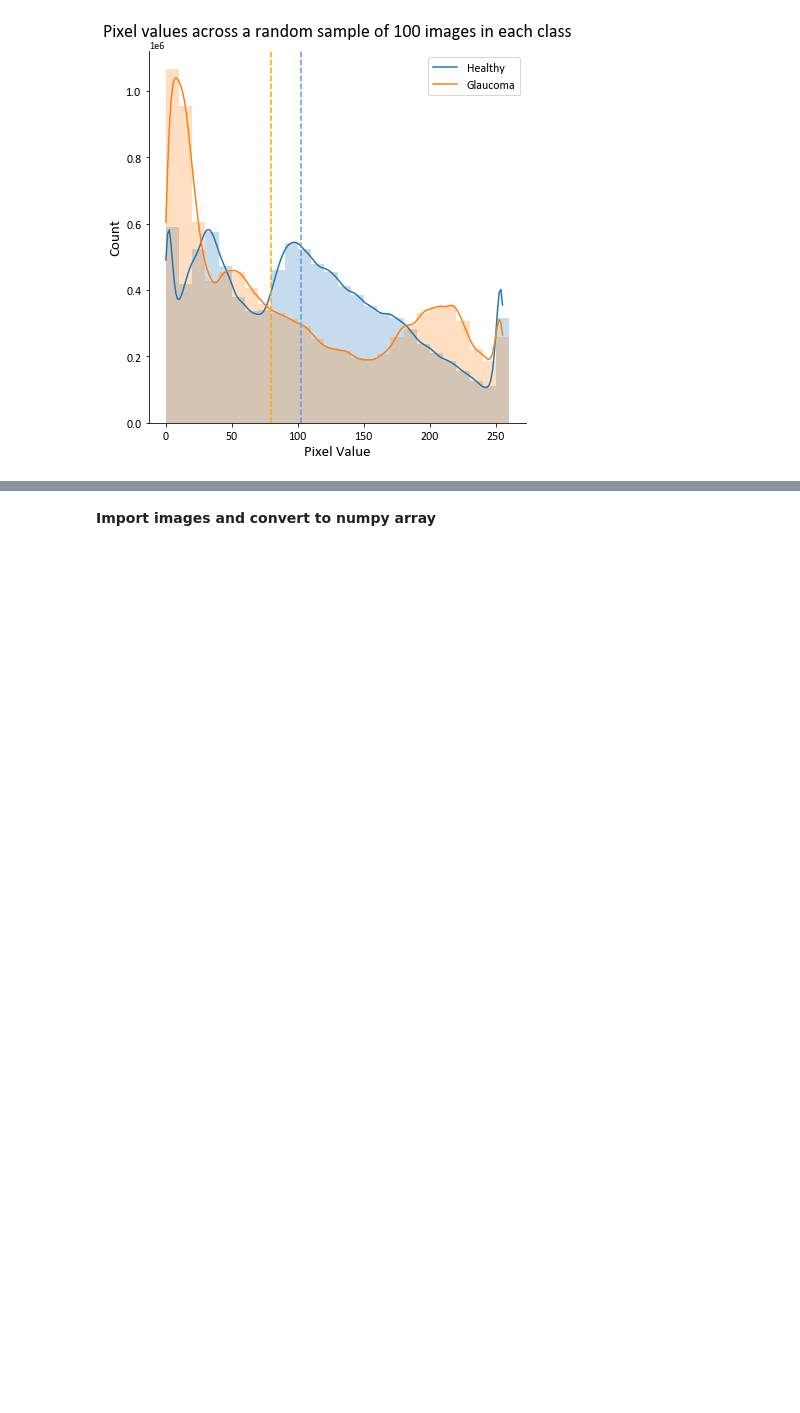
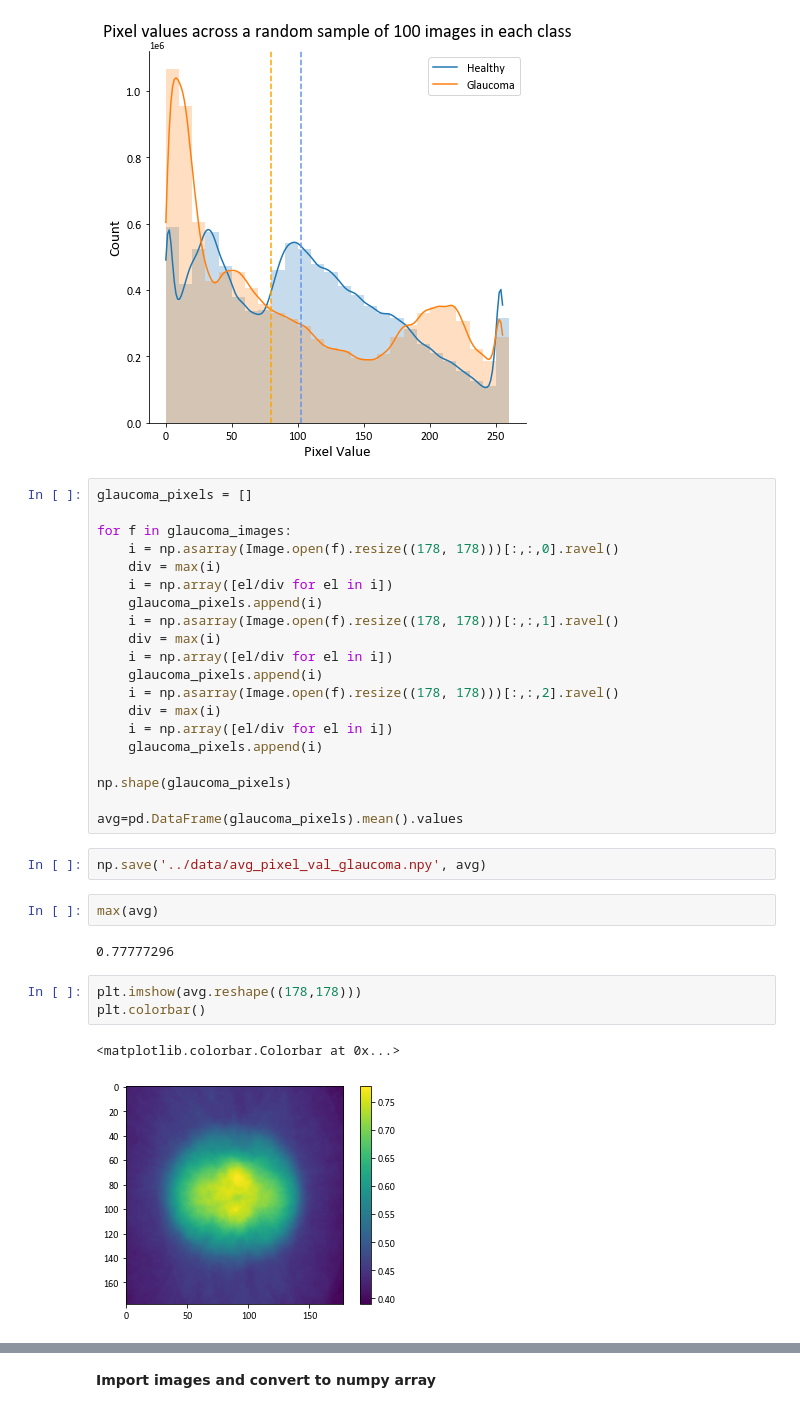
Before and after one commit to gigi-codes/wwc_hackathon_22, a Jupyter notebook: code/01_import_save_data.ipynb, the cells around one changed output, grey strips where cells are left out. Drawn from its saved outputs; the diff is of its cells as text; blank space fills up the shorter version.

Commit message:
New figures and updated about page

```diff
--- a/code/01_import_save_data.ipynb
+++ b/code/01_import_save_data.ipynb
@@ -140,3 +141,35 @@ plt.title('Pixel values across a random sample of 100 images in each class', siz
 plt.savefig('../figures/pixel_distribution.png', bbox_inches='tight', dpi=300)
 # %% [output]
 [figure]
+# %%
+glaucoma_pixels = []
+
+for f in glaucoma_images:
+    i = np.asarray(Image.open(f).resize((178, 178)))[:,:,0].ravel()
+    div = max(i)
+    i = np.array([el/div for el in i])
+    glaucoma_pixels.append(i)
+    i = np.asarray(Image.open(f).resize((178, 178)))[:,:,1].ravel()
+    div = max(i)
+    i = np.array([el/div for el in i])
+    glaucoma_pixels.append(i)
+    i = np.asarray(Image.open(f).resize((178, 178)))[:,:,2].ravel()
+    div = max(i)
+    i = np.array([el/div for el in i])
+    glaucoma_pixels.append(i)
+
+np.shape(glaucoma_pixels)
+
+avg=pd.DataFrame(glaucoma_pixels).mean().values
+# %%
+np.save('../data/avg_pixel_val_glaucoma.npy', avg)
+# %%
+max(avg)
+# %% [output]
+0.77777296
+# %%
+plt.imshow(avg.reshape((178,178)))
+plt.colorbar()
+# %% [output]
+<matplotlib.colorbar.Colorbar at 0x...>
+[figure, added]
```
Also changed, not shown: parts of 8 cells of this notebook, 7 other files.
